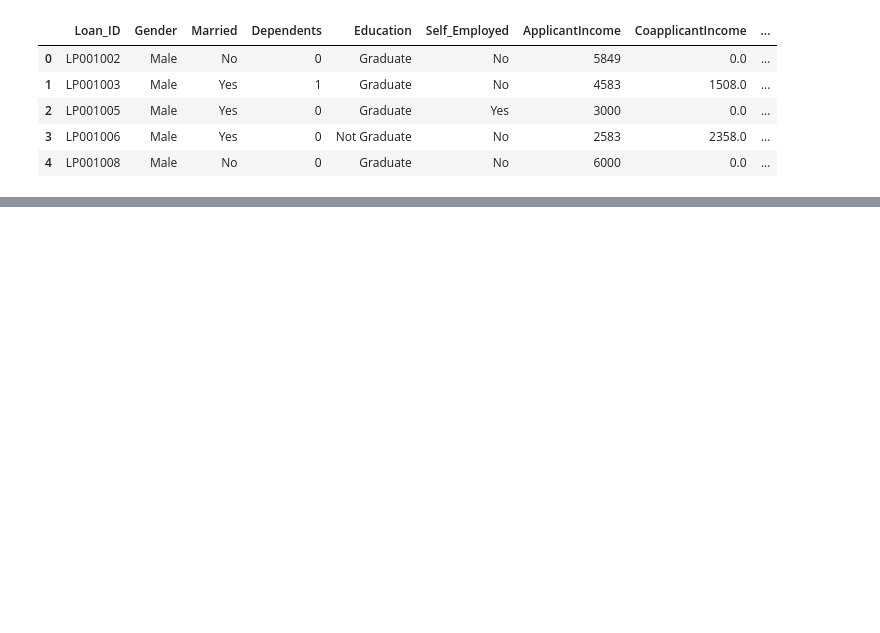
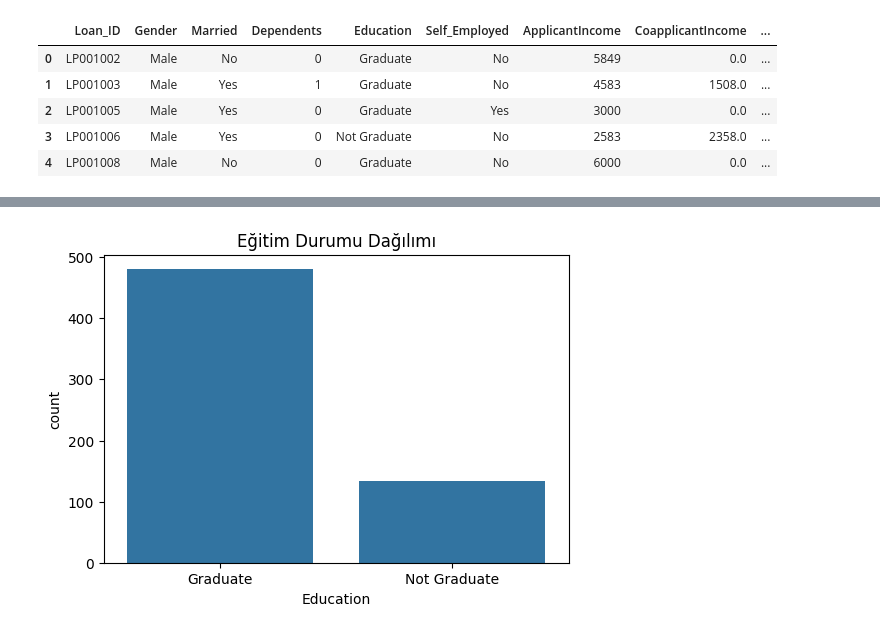
Before and after one commit to ErbolZhanyshov/credit-risk-analysis-system, a Jupyter notebook: notebooks/loan_prediction_analysis.ipynb, the cells around one changed output, grey strips where cells are left out. Cells and saved outputs as stored; diff of their text form; code cells hidden in the pictures; blank space fills up the shorter version.

```diff
--- a/notebooks/loan_prediction_analysis.ipynb
+++ b/notebooks/loan_prediction_analysis.ipynb
@@ -131,0 +234,10 @@ Handling missing values is an important preprocessing step because machine learn
+# %%
+plt.figure(figsize=(6,4))
+
+sns.countplot(x='Education', data=df)
+
+plt.title("Eğitim Durumu Dağılımı")
+
+plt.show()
+# %% [output]
+[figure, added]
```
Also changed, not shown: parts of 74 cells of this notebook.
